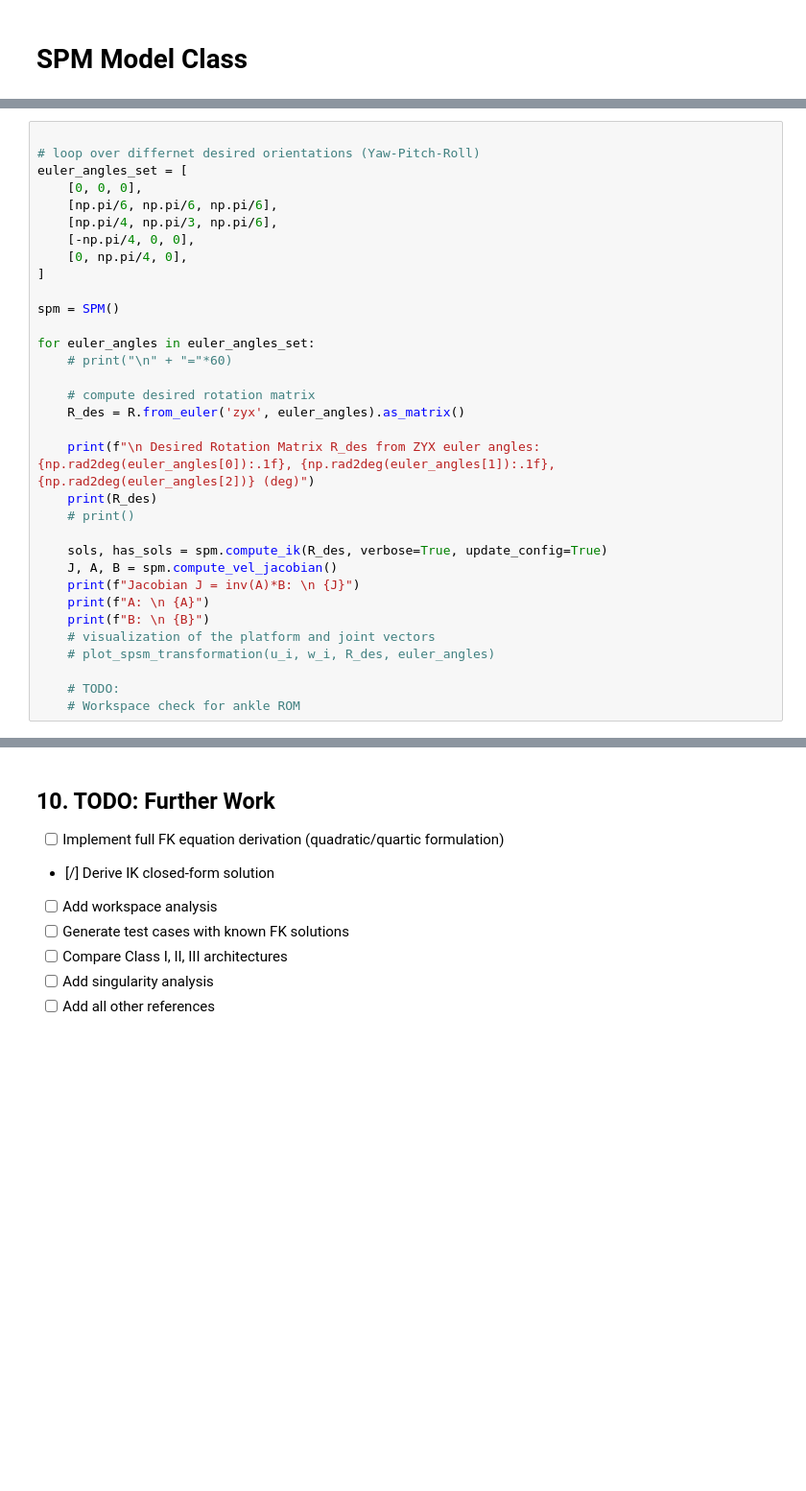
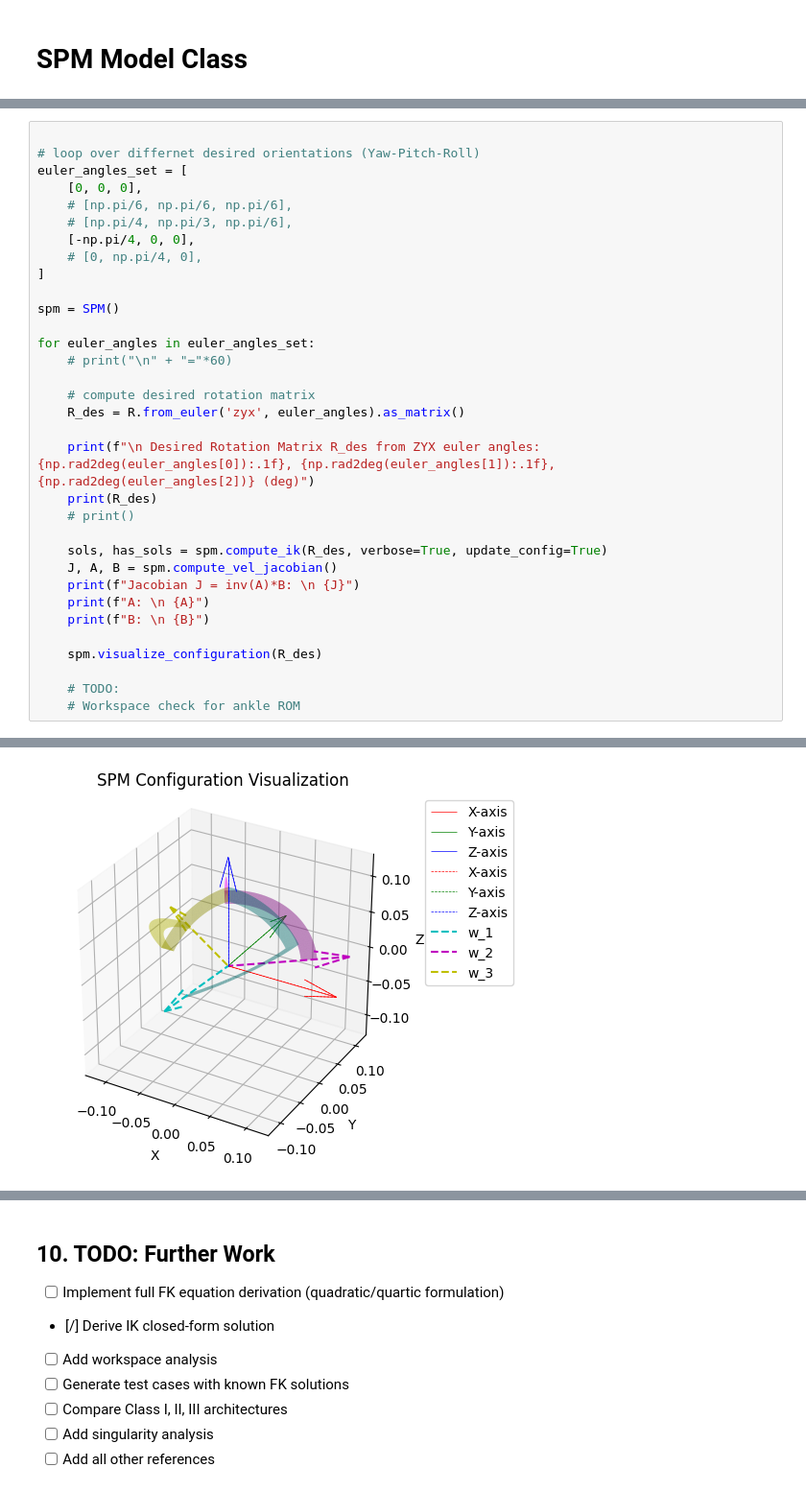
Before and after one commit to ChawinOph/spm-mechanics, a Jupyter notebook: notebooks/spm_kinematics.ipynb, the cells around one changed output, grey strips where cells are left out. Shown at 96% size. Saved outputs shown, nothing was run; the diff lists cells and outputs as text; blank space fills up the shorter version.

```diff
--- a/notebooks/spm_kinematics.ipynb
+++ b/notebooks/spm_kinematics.ipynb
@@ -1352,10 +1336,10 @@ class SPM:
 # loop over differnet desired orientations (Yaw-Pitch-Roll)
 euler_angles_set = [
     [0, 0, 0],
-    [np.pi/6, np.pi/6, np.pi/6],
-    [np.pi/4, np.pi/3, np.pi/6],
+    # [np.pi/6, np.pi/6, np.pi/6],
+    # [np.pi/4, np.pi/3, np.pi/6],
     [-np.pi/4, 0, 0],
-    [0, np.pi/4, 0],
+    # [0, np.pi/4, 0],
 ]
 
 spm = SPM()
@@ -1375,8 +1359,8 @@ for euler_angles in euler_angles_set:
     print(f"Jacobian J = inv(A)*B: \n {J}")
     print(f"A: \n {A}")
     print(f"B: \n {B}")
-    # visualization of the platform and joint vectors
-    # plot_spsm_transformation(u_i, w_i, R_des, euler_angles)
+
+    spm.visualize_configuration(R_des)
 
     # TODO:
     # Workspace check for ankle ROM
@@ -1400,0 +1385 @@ B:
+[figure, added]
```
Also changed, not shown: parts of 6 cells of this notebook.
